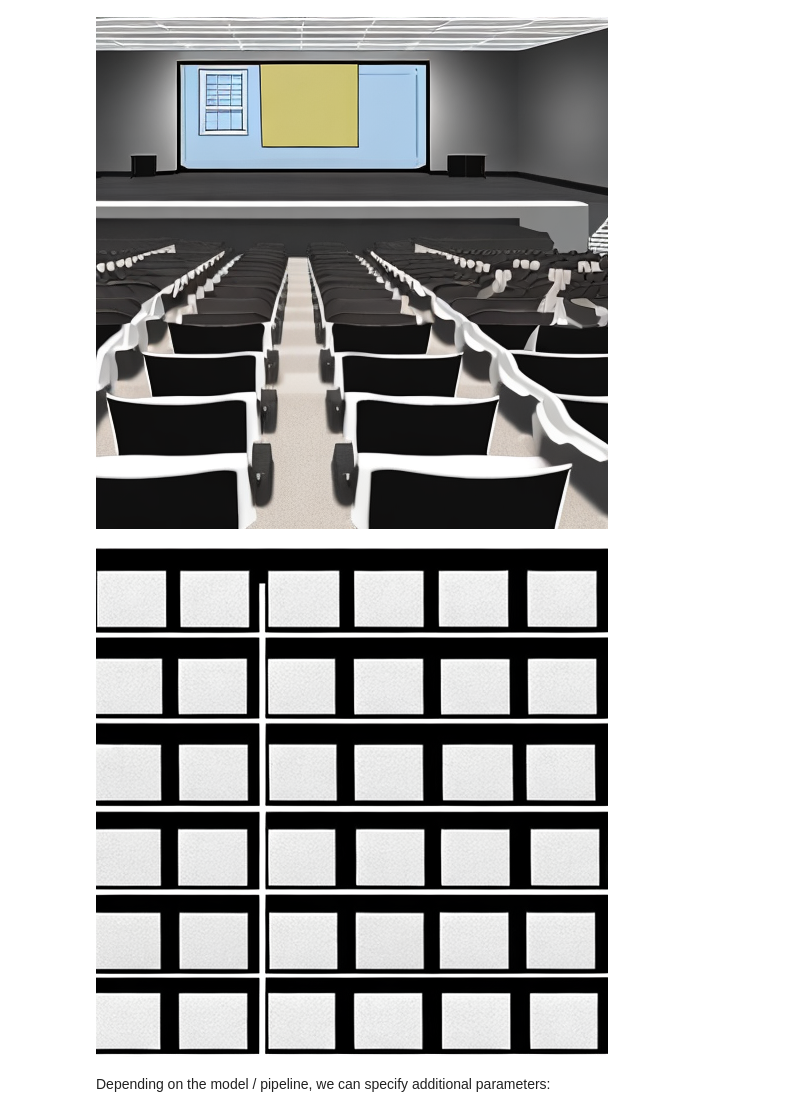
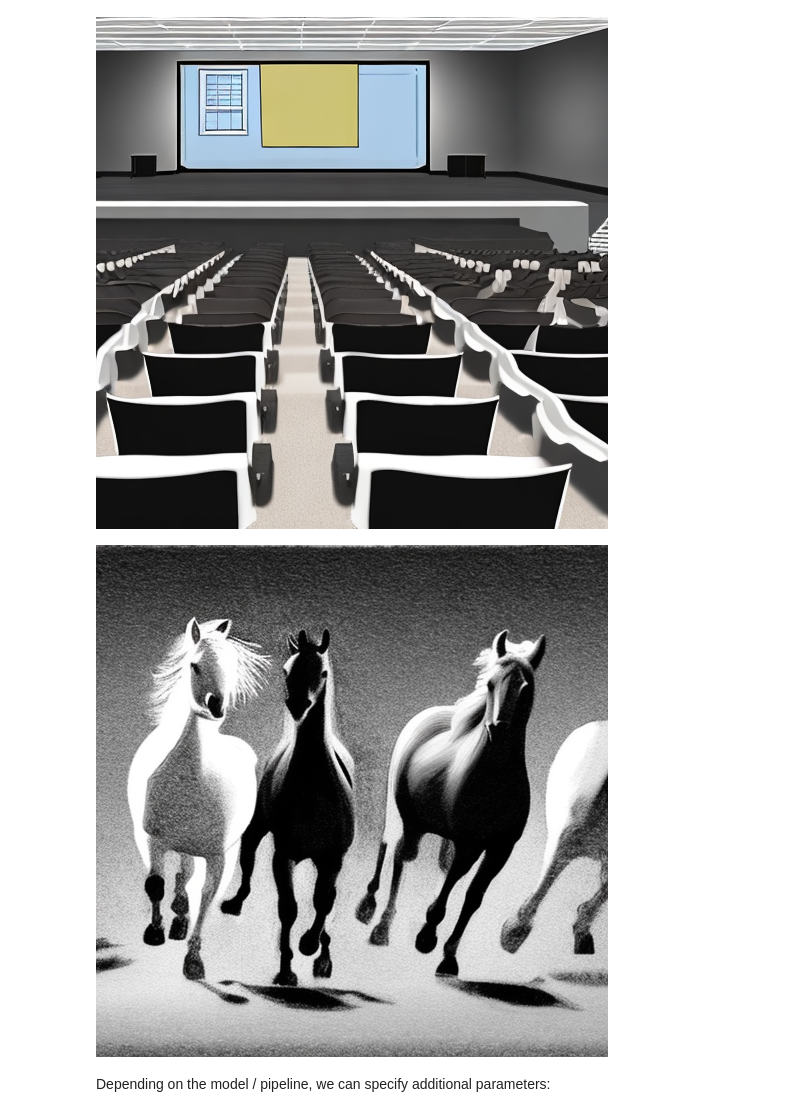
Before and after one commit to zrthxn/secretllm, a Jupyter notebook: 10-diffusion/1_stablediffusion.ipynb, the cells around one changed output. Drawn from its saved outputs; the diff is of its cells as text; code cells hidden in the pictures.

```diff
--- a/10-diffusion/1_stablediffusion.ipynb
+++ b/10-diffusion/1_stablediffusion.ipynb
@@ -38,14 +38,14 @@ photo
 [figure]
 # %%
 prompt = """
-Draw a greyscale picture of sparse bright boxes on dark
-background. Some of the boxes are rotated, some are straight.
+Draw a greyscale picture of sillhouettes sparse bright horses on dark background.
+Some of the horses are running, some are stationary.
 """
 
 image = pipe(prompt).images[0]
 image
 # %% [output]
-[figure, old version]
+[figure, new version]
 # %% [markdown]
 Depending on the model / pipeline, we can specify additional parameters:
 # %%
```
Also changed, not shown: parts of 2 cells of this notebook, 1 other file.
